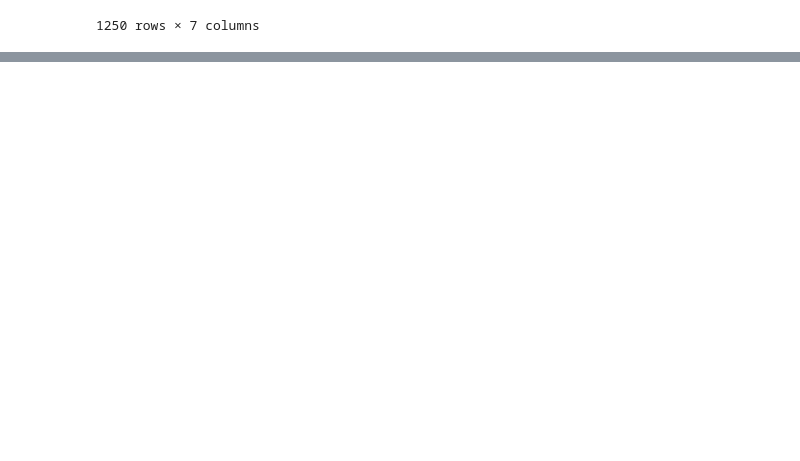
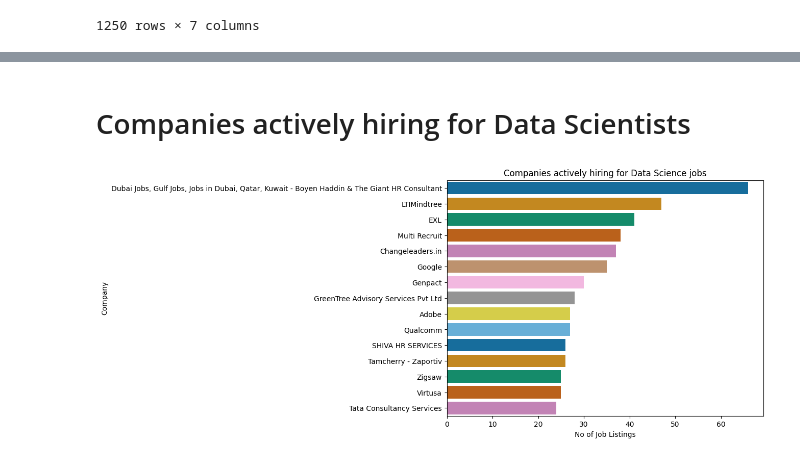
Before and after one commit to Mansi67/Web_Scraping_Jobs, a Jupyter notebook: LinkedIn_Webscraping.ipynb, the cells around one changed output, grey strips where cells are left out. Drawn from its saved outputs; the diff is of its cells as text; code cells hidden in the pictures; blank space fills up the shorter version.

```diff
--- a/LinkedIn_Webscraping.ipynb
+++ b/LinkedIn_Webscraping.ipynb
@@ -148,0 +240,5 @@ df.to_csv('newframe1.csv', index=True)#1250 rows
+# %%
+# Renaming job titles in title case
+jobs_df['Job-title'] = jobs_df['Job-title'].apply(lambda x: x.title())
+# %%
+jobs_df['City']=jobs_df['Location'].apply(lambda x: x.split(",")[0])
@@ -148,0 +259,20 @@ df.to_csv('newframe1.csv', index=True)#1250 rows
+# %%
+#Renaming cities
+def rename(x):
+  if x in ("Bengaluru","Bangalore Urban","Bengaluru East", "Greater Bengaluru Area", "Bengaluru North"):
+    x="Bengaluru"
+  elif x in ("Gurugram", "Gurgaon",):
+    x="Gurugram"
+  elif x in ("Pune", "Pune/Pimpri-Chinchwad Area"):
+    x="Pune"
+  elif x in ("Mumbai Metropolitan Region", "Mumbai"):
+    x="Mumbai"
+  elif x in ("Kolkata","Greater Kolkata Area"):
+    x="Kolkata"
+  elif x in ("Greater Gwalior Area","Gwalior"):
+    x="Gwalior"
+  elif x in ("India", "Maharashtra"):
+    x="Anywhere"
+  return x
+# %%
+jobs_df["City"]=jobs_df["City"].apply(rename)
@@ -148,0 +320,19 @@ df.to_csv('newframe1.csv', index=True)#1250 rows
+# %% [markdown]
+# Companies actively hiring for Data Scientists
+# %%
+data=jobs_df['Company'].value_counts()[:15].reset_index()
+data.columns=['Company','Jobs']
+
+# Create a bar plot using Seaborn
+plt.figure(figsize=(8, 6))
+sns.barplot(y='Company', x='Jobs', data=data, palette='colorblind', orient='h')
+
+# Adding labels and title
+plt.ylabel('Company')
+plt.xlabel('No of Job Listings')
+plt.title('Companies actively hiring for Data Science jobs')
+
+# Show plot
+plt.show()
+# %% [output]
+[figure, added]
```
Also changed, not shown: parts of 36 cells of this notebook.
